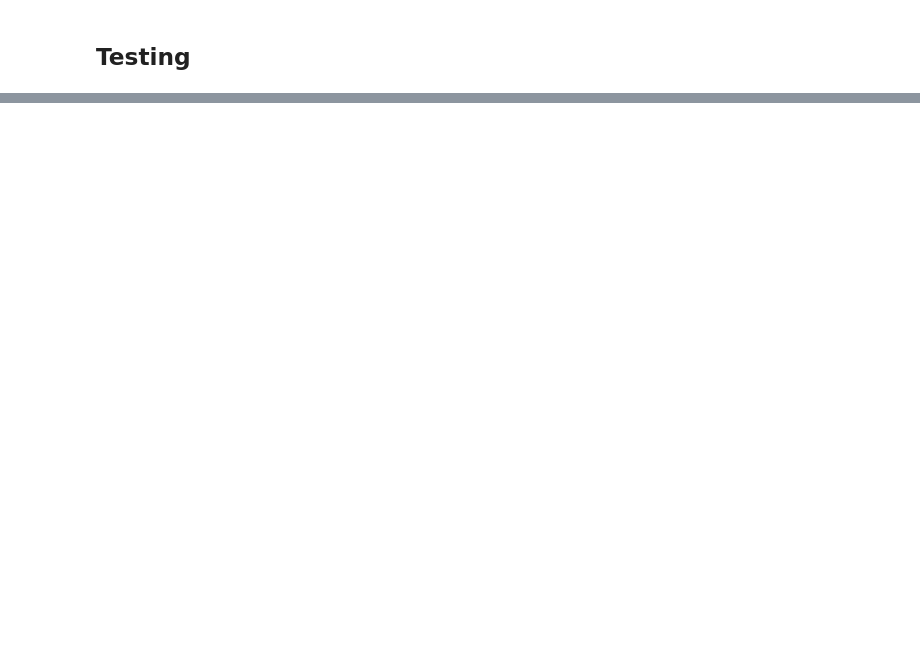
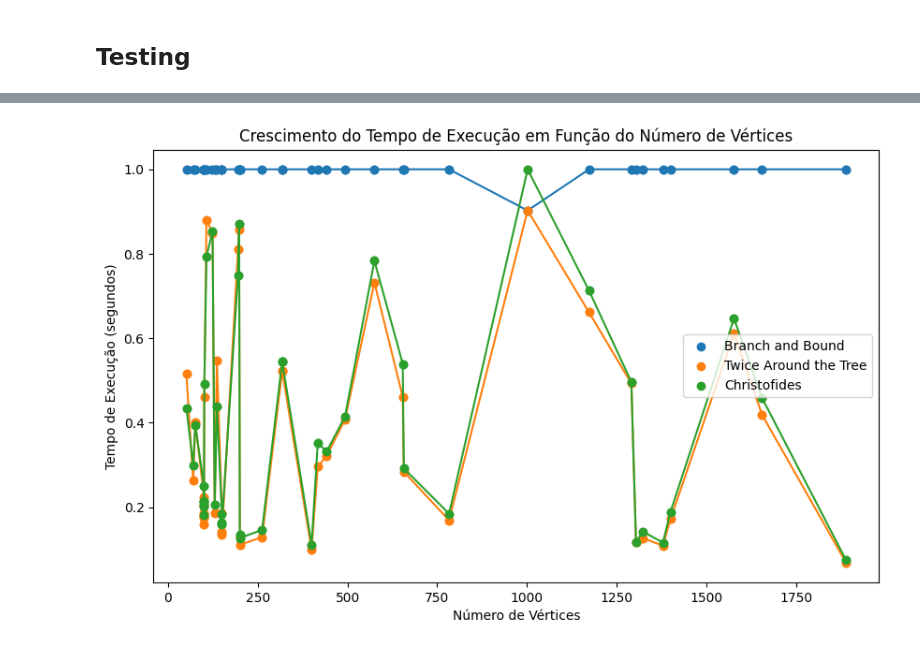
Before and after one commit to Chbmleao/Traveling-Salesman-Algorithms, a Jupyter notebook: tp2.ipynb, the cells around one changed output, grey strips where cells are left out. Drawn from its saved outputs; the diff is of its cells as text; code cells hidden in the pictures; blank space fills up the shorter version.

```diff
--- a/tp2.ipynb
+++ b/tp2.ipynb
@@ -365,0 +541,24 @@ KeyboardInterrupt:
+# %%
+# Plotar gráfico de dispersão para tempo de execução vs. número de vértices
+plt.figure(figsize=(10, 6))
+
+for i, algorithm in enumerate(algorithms):
+  # Obtém os valores ordenados por num_vertices
+  sorted_indices = np.argsort(num_vertices)
+  sorted_num_vertices = np.array(num_vertices)[sorted_indices]
+  sortedCostValues = np.array([cost[i] for cost in normalizedCosts])[sorted_indices]
+
+  # Plota os pontos da mesma cor
+  plt.scatter(sorted_num_vertices, sortedCostValues, label=algorithm)
+
+  # Plota a curva
+  plt.plot(sorted_num_vertices, sortedCostValues, marker='o', linestyle='-')
+
+plt.title('Crescimento do Tempo de Execução em Função do Número de Vértices')
+plt.xlabel('Número de Vértices')
+plt.ylabel('Tempo de Execução (segundos)')
+
+plt.legend()
+plt.show()
+# %% [output]
+[figure, added]
```
Also changed, not shown: parts of 17 cells of this notebook.
